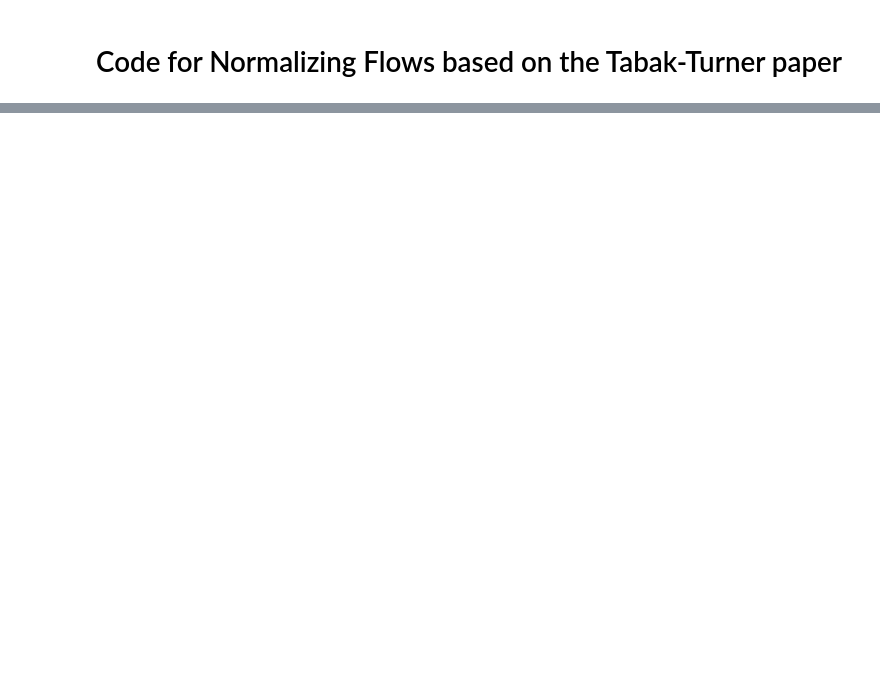
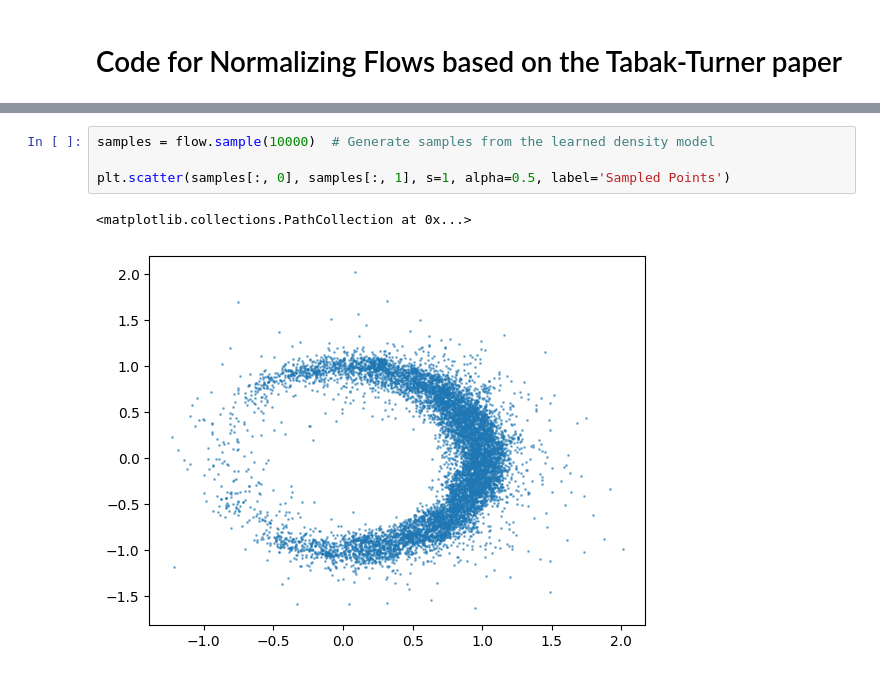
Before and after one commit to echen347/polymath25-ML, a Jupyter notebook: Normalizing Flows/2025_07_20/Tabak_Implementation.ipynb, the cells around one changed output, grey strips where cells are left out. Drawn from its saved outputs; the diff is of its cells as text; blank space fills up the shorter version.

```diff
--- a/Normalizing Flows/2025_07_20/Tabak_Implementation.ipynb
+++ b/Normalizing Flows/2025_07_20/Tabak_Implementation.ipynb
@@ -223,3 +312,10 @@ class NormalizingFlow:
+# %%
+samples = flow.sample(10000)  # Generate samples from the learned density model
+
+plt.scatter(samples[:, 0], samples[:, 1], s=1, alpha=0.5, label='Sampled Points')
+# %% [output]
+<matplotlib.collections.PathCollection at 0x...>
+[figure, added]
 # %%
 # Test Case 1
 # This creates a crescent-shaped distribution, similar to the paper
```
Also changed, not shown: parts of 5 cells of this notebook.
